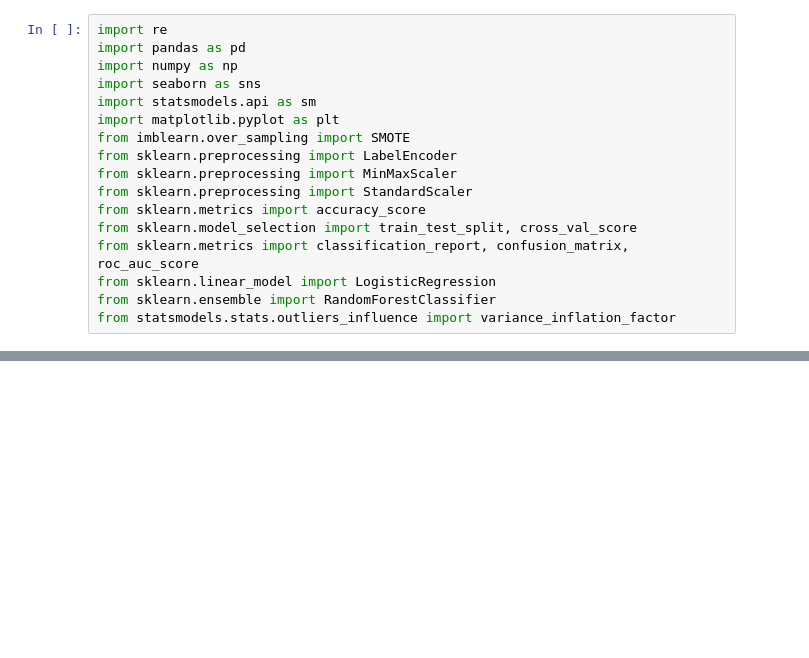
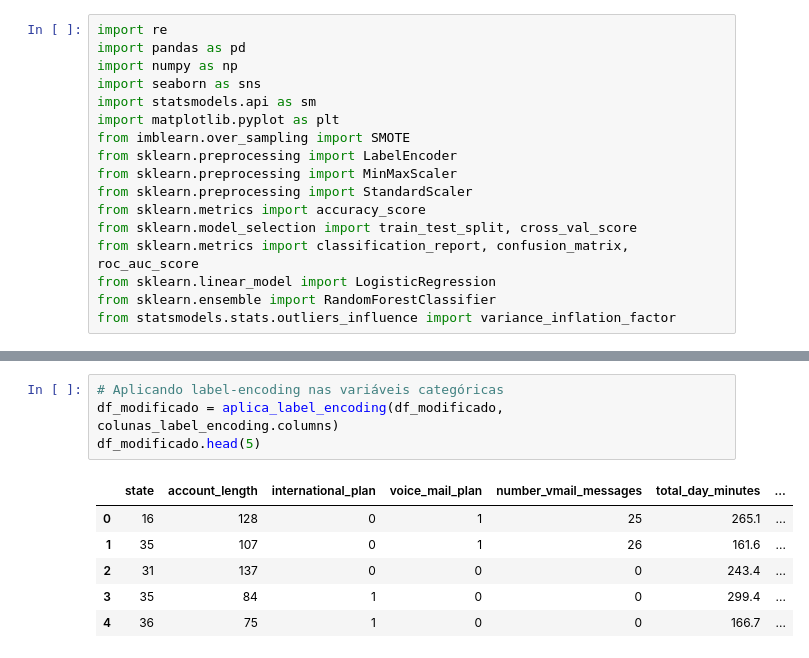
Before and after one commit to jrsilva051/prevendoCustomerChurnOperadorasTelecom, a Jupyter notebook: projetoCustomerChurn.ipynb, the cells around one changed output, grey strips where cells are left out. Saved outputs shown, nothing was run; the diff lists cells and outputs as text; blank space fills up the shorter version.

```diff
--- a/projetoCustomerChurn.ipynb
+++ b/projetoCustomerChurn.ipynb
@@ -290,0 +147,11 @@ Acurácia: 73.39%
+# %%
+# Aplicando label-encoding nas variáveis categóricas
+df_modificado = aplica_label_encoding(df_modificado, colunas_label_encoding.columns)
+df_modificado.head(5)
+# %% [output]
+|  | state | account_length | international_plan | voice_mail_plan | number_vmail_messages | total_day_minutes | ... |
+| 0 | 16 | 128 | 0 | 1 | 25 | 265.1 | ... |
+| 1 | 35 | 107 | 0 | 1 | 26 | 161.6 | ... |
+| 2 | 31 | 137 | 0 | 0 | 0 | 243.4 | ... |
+| 3 | 35 | 84 | 1 | 0 | 0 | 299.4 | ... |
+| 4 | 36 | 75 | 1 | 0 | 0 | 166.7 | ... |
```
Also changed, not shown: parts of 61 cells of this notebook.
